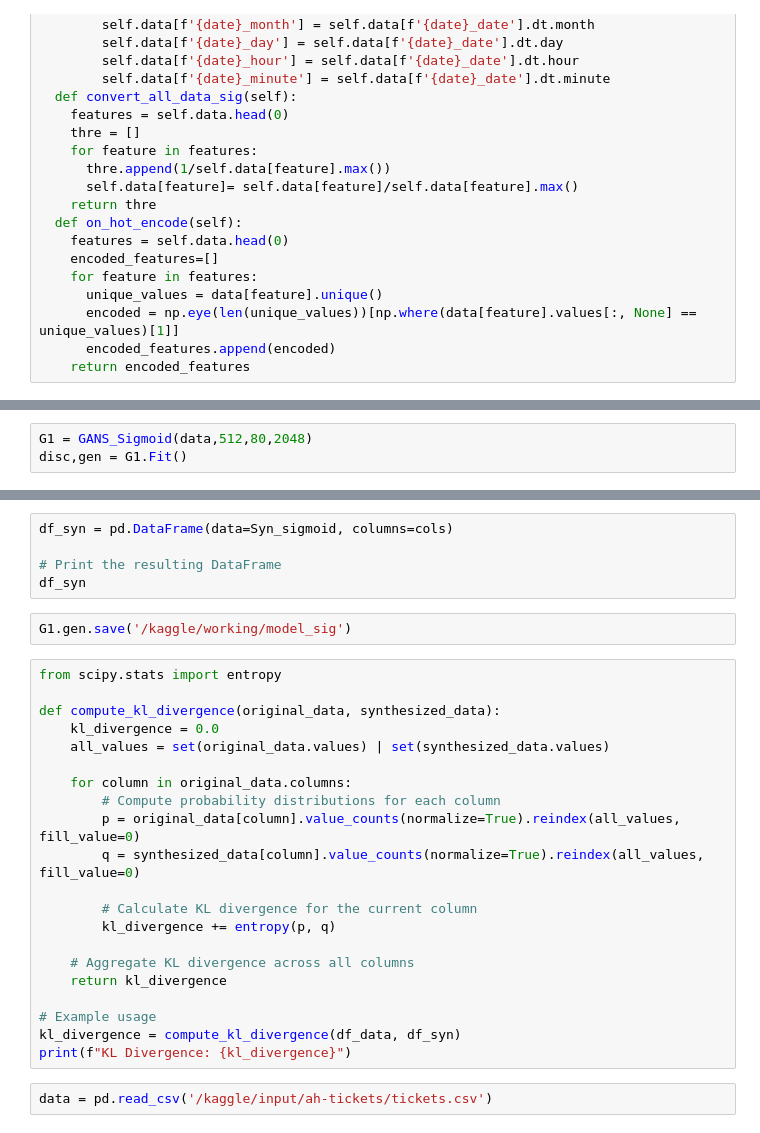
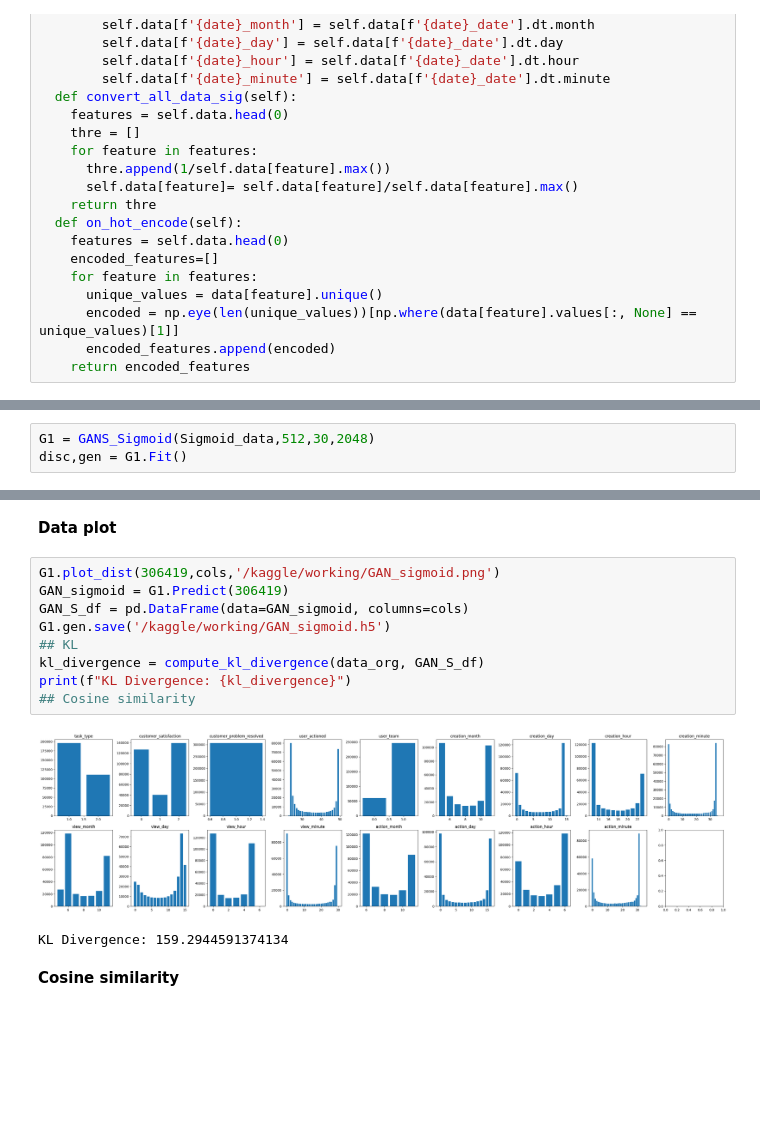
Before and after one commit to ahmedhassan187/Tabular_Synthesizer, a Jupyter notebook: tickets-gans.ipynb, the cells around one changed output, grey strips where cells are left out. Drawn from its saved outputs; the diff is of its cells as text; blank space fills up the shorter version.

Commit message:
add final notebook of 4 models

```diff
--- a/tickets-gans.ipynb
+++ b/tickets-gans.ipynb
@@ -245,3 +303,3 @@ class GANS_Sigmoid():
 # %%
-G1 = GANS_Sigmoid(data,512,80,2048)
+G1 = GANS_Sigmoid(Sigmoid_data,512,30,2048)
 disc,gen = G1.Fit()
@@ -258,30 +332,18 @@ Syn_sigmoid = G1.Predict(306419)
-# %%
-df_syn = pd.DataFrame(data=Syn_sigmoid, columns=cols)
-
-# Print the resulting DataFrame
-df_syn
-# %%
-G1.gen.save('/kaggle/working/model_sig')
-# %%
-from scipy.stats import entropy
-
-def compute_kl_divergence(original_data, synthesized_data):
-    kl_divergence = 0.0
-    all_values = set(original_data.values) | set(synthesized_data.values)
-
-    for column in original_data.columns:
-        # Compute probability distributions for each column
-        p = original_data[column].value_counts(normalize=True).reindex(all_values, fill_value=0)
-        q = synthesized_data[column].value_counts(normalize=True).reindex(all_values, fill_value=0)
-
-        # Calculate KL divergence for the current column
-        kl_divergence += entropy(p, q)
-
-    # Aggregate KL divergence across all columns
-    return kl_divergence
-
-# Example usage
-kl_divergence = compute_kl_divergence(df_data, df_syn)
-print(f"KL Divergence: {kl_divergence}")
-# %%
-data = pd.read_csv('/kaggle/input/ah-tickets/tickets.csv')
+# %% [markdown]
+<a name='2-3'></a>
+**Data plot**
+# %%
+G1.plot_dist(306419,cols,'/kaggle/working/GAN_sigmoid.png')
+GAN_sigmoid = G1.Predict(306419)
+GAN_S_df = pd.DataFrame(data=GAN_sigmoid, columns=cols)
+G1.gen.save('/kaggle/working/GAN_sigmoid.h5')
+## KL
+kl_divergence = compute_kl_divergence(data_org, GAN_S_df)
+print(f"KL Divergence: {kl_divergence}")
+## Cosine similarity
+# %% [output]
+[figure, added]
+KL Divergence: 159.2944591374134
+# %% [markdown]
+<a name='2-4'></a>
+**Cosine similarity**
```
Also changed, not shown: parts of 46 cells of this notebook.
